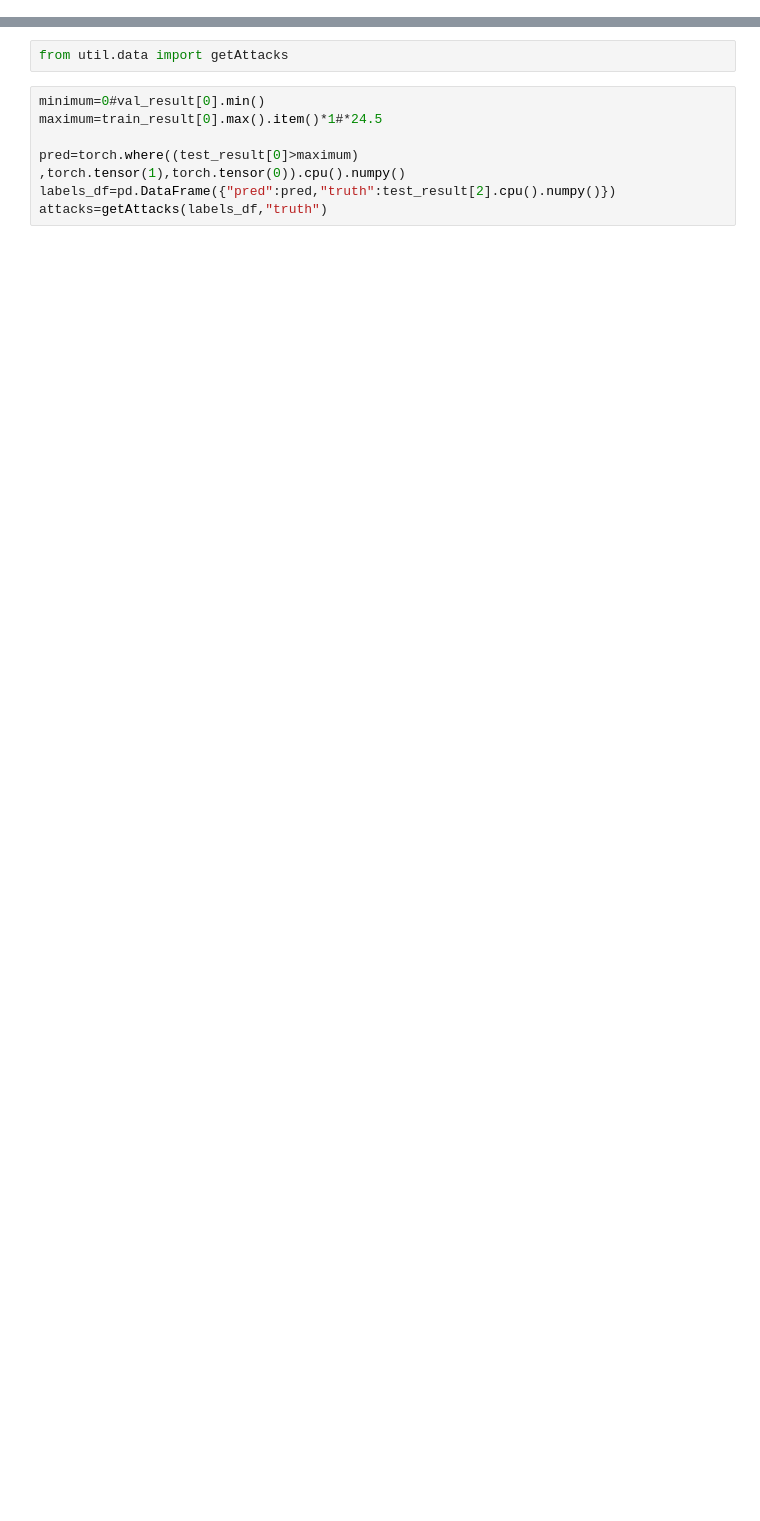
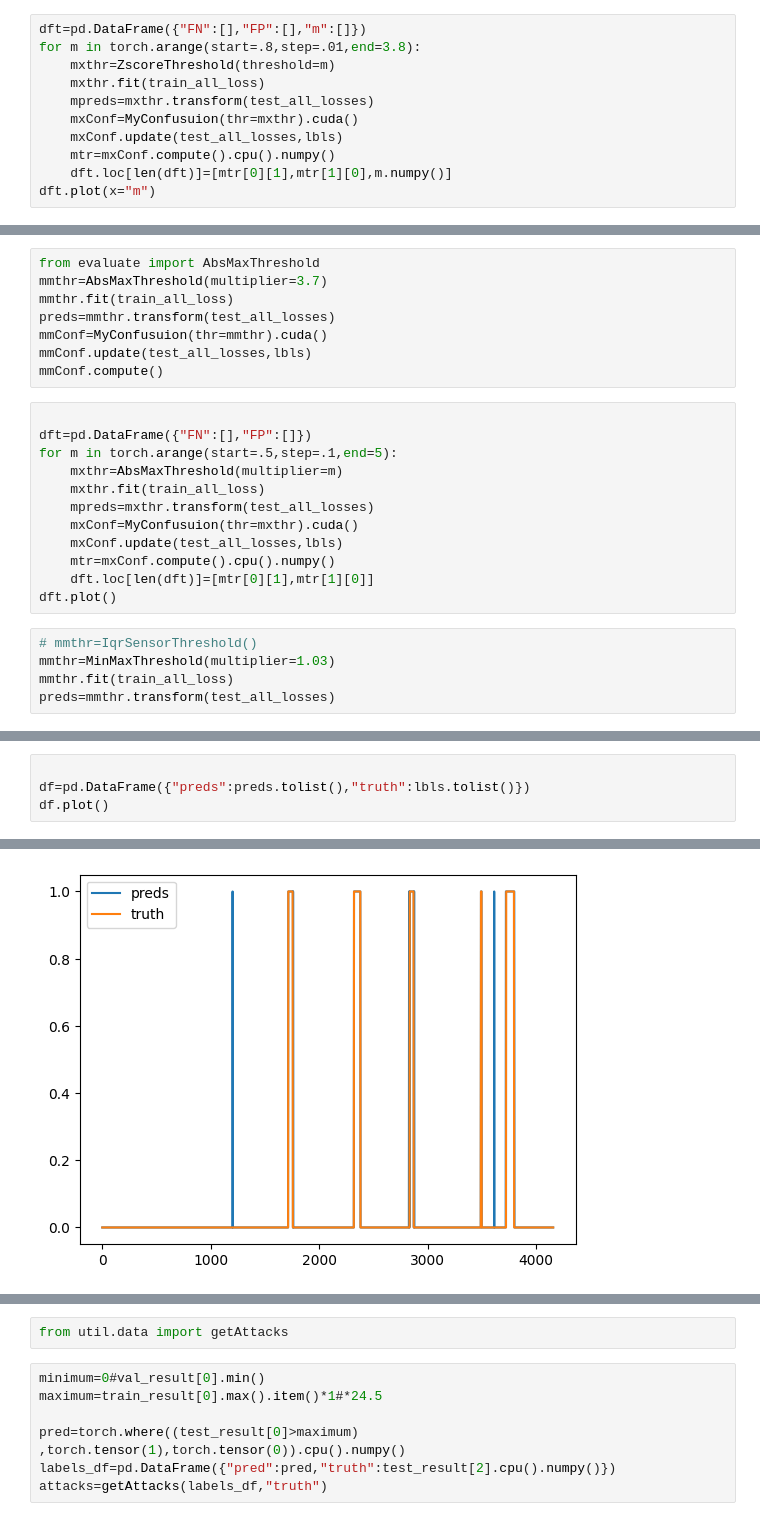
Before and after one commit to mhidea/GDN, a Jupyter notebook: run_test.ipynb, the cells around one changed output, grey strips where cells are left out. Saved outputs shown, nothing was run; the diff lists cells and outputs as text; blank space fills up the shorter version.

```diff
--- a/run_test.ipynb
+++ b/run_test.ipynb
@@ -70,0 +99,11 @@ test_avg_loss
+# %%
+dft=pd.DataFrame({"FN":[],"FP":[],"m":[]})
+for m in torch.arange(start=.8,step=.01,end=3.8):
+    mxthr=ZscoreThreshold(threshold=m)
+    mxthr.fit(train_all_loss)
+    mpreds=mxthr.transform(test_all_losses)
+    mxConf=MyConfusuion(thr=mxthr).cuda()
+    mxConf.update(test_all_losses,lbls)
+    mtr=mxConf.compute().cpu().numpy()
+    dft.loc[len(dft)]=[mtr[0][1],mtr[1][0],m.numpy()]
+dft.plot(x="m")
@@ -70,0 +112,25 @@ test_avg_loss
+# %%
+from evaluate import AbsMaxThreshold
+mmthr=AbsMaxThreshold(multiplier=3.7)
+mmthr.fit(train_all_loss)
+preds=mmthr.transform(test_all_losses)
+mmConf=MyConfusuion(thr=mmthr).cuda()
+mmConf.update(test_all_losses,lbls)
+mmConf.compute()
+# %%
+
+dft=pd.DataFrame({"FN":[],"FP":[]})
+for m in torch.arange(start=.5,step=.1,end=5):
+    mxthr=AbsMaxThreshold(multiplier=m)
+    mxthr.fit(train_all_loss)
+    mpreds=mxthr.transform(test_all_losses)
+    mxConf=MyConfusuion(thr=mxthr).cuda()
+    mxConf.update(test_all_losses,lbls)
+    mtr=mxConf.compute().cpu().numpy()
+    dft.loc[len(dft)]=[mtr[0][1],mtr[1][0]]
+dft.plot()
+# %%
+# mmthr=IqrSensorThreshold()
+mmthr=MinMaxThreshold(multiplier=1.03)
+mmthr.fit(train_all_loss)
+preds=mmthr.transform(test_all_losses)
@@ -70,0 +142,5 @@ test_avg_loss
+# %%
+
+df=pd.DataFrame({"preds":preds.tolist(),"truth":lbls.tolist()})
+df.plot()
+# %% [output]
@@ -70,0 +148 @@ test_avg_loss
+[figure, added]
```
Also changed, not shown: parts of 36 cells of this notebook, 11 other files.
